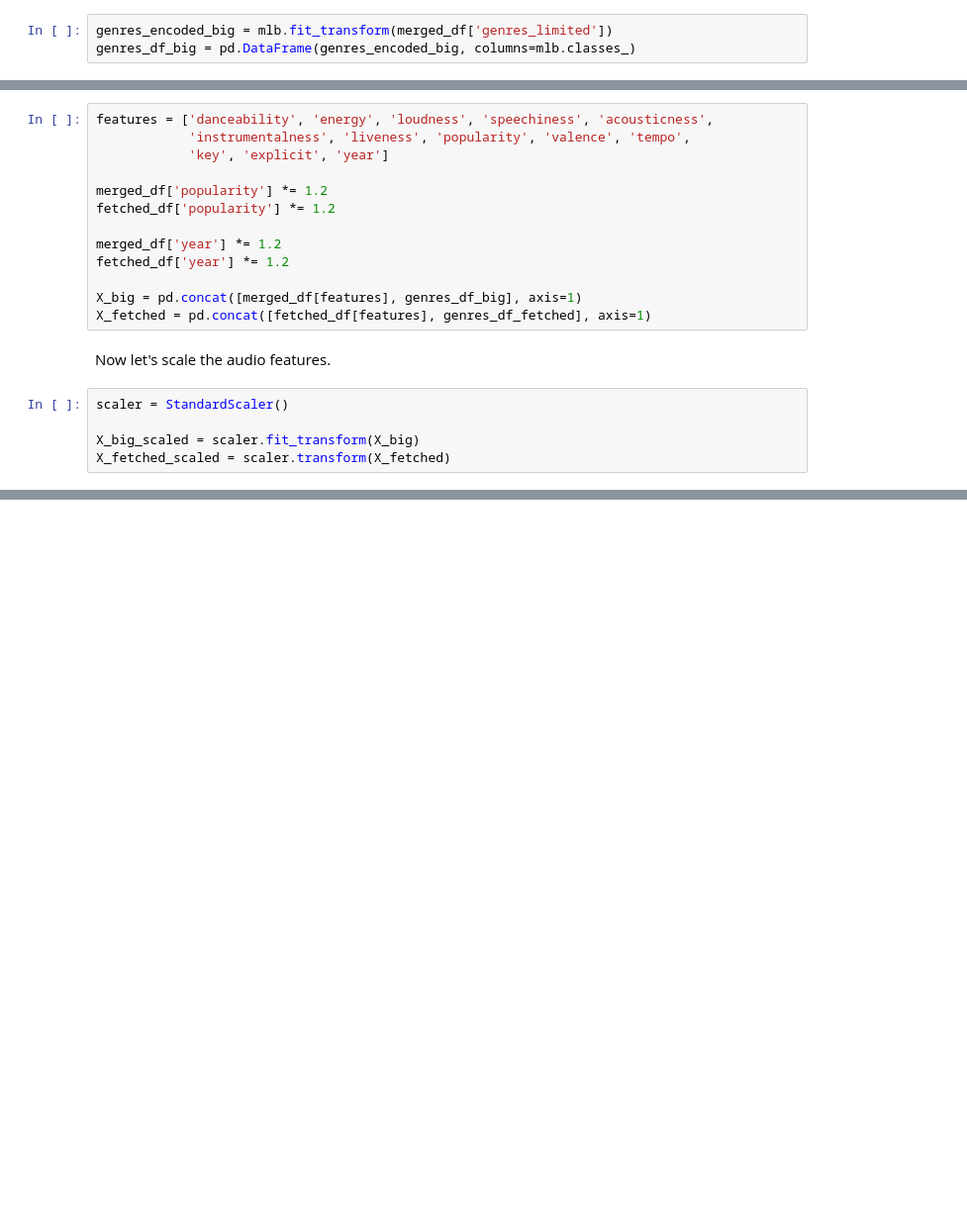
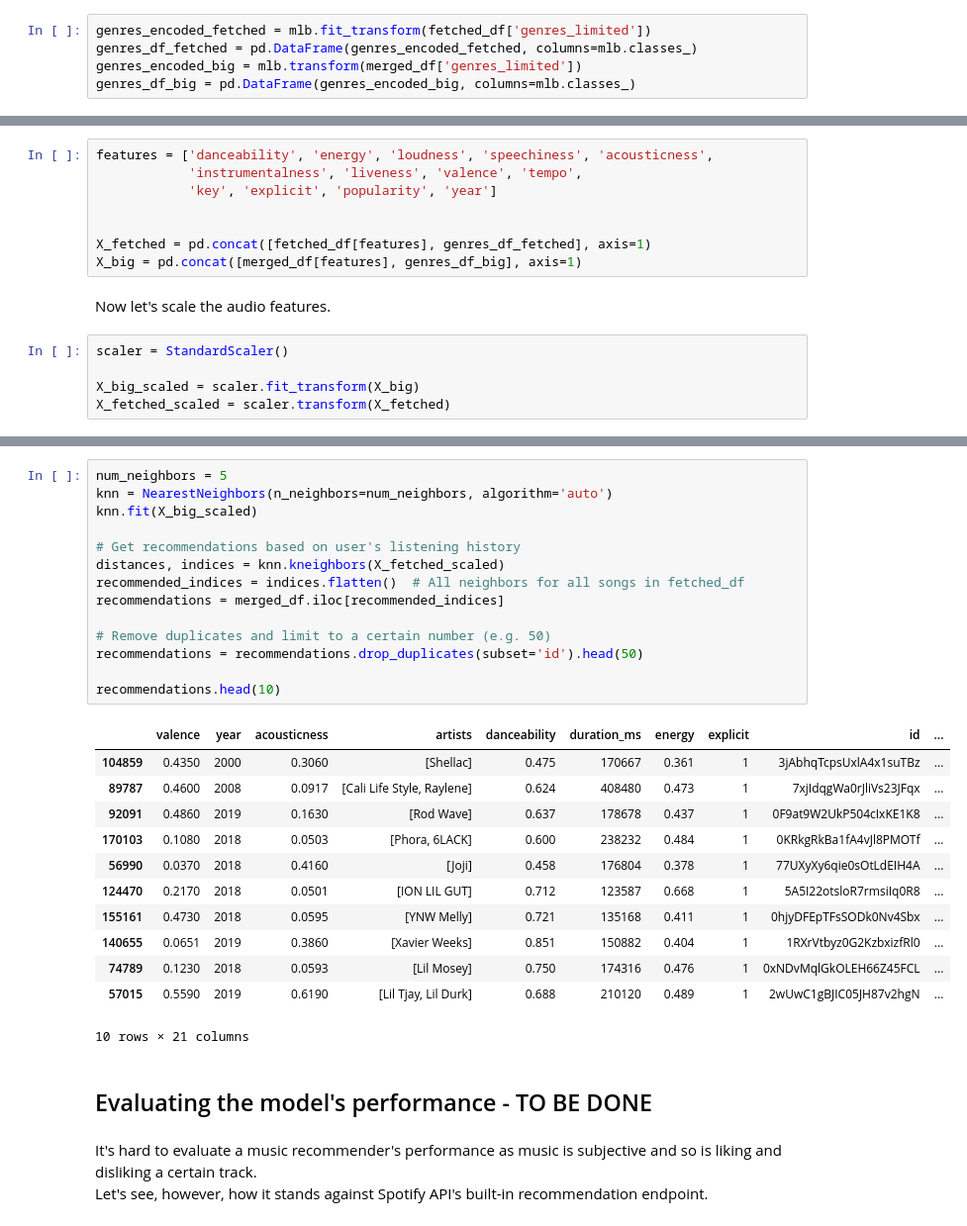
Before and after one commit to wiktorspryszynski/music_recommender_model, a Jupyter notebook: music_recommender_engine.ipynb, the cells around one changed output, grey strips where cells are left out. Shown: that part at 99% size. Cells and saved outputs as stored; diff of their text form; blank space fills up the shorter version.

```diff
--- a/music_recommender_engine.ipynb
+++ b/music_recommender_engine.ipynb
@@ -331,5 +412,7 @@ mlb = MultiLabelBinarizer()
 # %% [markdown]
 Fit and transform genres in the datasets
 # %%
-genres_encoded_big = mlb.fit_transform(merged_df['genres_limited'])
+genres_encoded_fetched = mlb.fit_transform(fetched_df['genres_limited'])
+genres_df_fetched = pd.DataFrame(genres_encoded_fetched, columns=mlb.classes_)
+genres_encoded_big = mlb.transform(merged_df['genres_limited'])
 genres_df_big = pd.DataFrame(genres_encoded_big, columns=mlb.classes_)
@@ -343,16 +422,11 @@ I took 'popularity's importance up 20%.
 # %%
 features = ['danceability', 'energy', 'loudness', 'speechiness', 'acousticness',
-            'instrumentalness', 'liveness', 'popularity', 'valence', 'tempo',
-            'key', 'explicit', 'year']
+            'instrumentalness', 'liveness', 'valence', 'tempo',
+            'key', 'explicit', 'popularity', 'year']
 
-merged_df['popularity'] *= 1.2
-fetched_df['popularity'] *= 1.2
 
-merged_df['year'] *= 1.2
-fetched_df['year'] *= 1.2
-
+X_fetched = pd.concat([fetched_df[features], genres_df_fetched], axis=1)
 X_big = pd.concat([merged_df[features], genres_df_big], axis=1)
-X_fetched = pd.concat([fetched_df[features], genres_df_fetched], axis=1)
 # %% [markdown]
 Now let's scale the audio features.
 # %%
@@ -429,0 +437,32 @@ final_recommendations
+# %%
+num_neighbors = 5
+knn = NearestNeighbors(n_neighbors=num_neighbors, algorithm='auto')
+knn.fit(X_big_scaled)
+
+# Get recommendations based on user's listening history
+distances, indices = knn.kneighbors(X_fetched_scaled)
+recommended_indices = indices.flatten()  # All neighbors for all songs in fetched_df
+recommendations = merged_df.iloc[recommended_indices]
+
+# Remove duplicates and limit to a certain number (e.g. 50)
+recommendations = recommendations.drop_duplicates(subset='id').head(50)
+
+recommendations.head(10)
+# %% [output]
+|  | valence | year | acousticness | artists | danceability | duration_ms | energy | explicit | id | ... |
+| 104859 | 0.4350 | 2000 | 0.3060 | [Shellac] | 0.475 | 170667 | 0.361 | 1 | 3jAbhqTcpsUxlA4x1suTBz | ... |
+| 89787 | 0.4600 | 2008 | 0.0917 | [Cali Life Style, Raylene] | 0.624 | 408480 | 0.473 | 1 | 7xjIdqgWa0rJliVs23JFqx | ... |
+| 92091 | 0.4860 | 2019 | 0.1630 | [Rod Wave] | 0.637 | 178678 | 0.437 | 1 | 0F9at9W2UkP504cIxKE1K8 | ... |
+| 170103 | 0.1080 | 2018 | 0.0503 | [Phora, 6LACK] | 0.600 | 238232 | 0.484 | 1 | 0KRkgRkBa1fA4vJl8PMOTf | ... |
+| 56990 | 0.0370 | 2018 | 0.4160 | [Joji] | 0.458 | 176804 | 0.378 | 1 | 77UXyXy6qie0sOtLdEIH4A | ... |
+| 124470 | 0.2170 | 2018 | 0.0501 | [ION LIL GUT] | 0.712 | 123587 | 0.668 | 1 | 5A5I22otsloR7rmsiIq0R8 | ... |
+| 155161 | 0.4730 | 2018 | 0.0595 | [YNW Melly] | 0.721 | 135168 | 0.411 | 1 | 0hjyDFEpTFsSODk0Nv4Sbx | ... |
+| 140655 | 0.0651 | 2019 | 0.3860 | [Xavier Weeks] | 0.851 | 150882 | 0.404 | 1 | 1RXrVtbyz0G2KzbxizfRl0 | ... |
+| 74789 | 0.1230 | 2018 | 0.0593 | [Lil Mosey] | 0.750 | 174316 | 0.476 | 1 | 0xNDvMqlGkOLEH66Z45FCL | ... |
+| 57015 | 0.5590 | 2019 | 0.6190 | [Lil Tjay, Lil Durk] | 0.688 | 210120 | 0.489 | 1 | 2wUwC1gBJIC05JH87v2hgN | ... |
+10 rows × 21 columns
+# %% [markdown]
+## Evaluating the model's performance - TO BE DONE
+# %% [markdown]
+It's hard to evaluate a music recommender's performance as music is subjective and so is liking and disliking a certain track.<br>
+Let's see, however, how it stands against Spotify API's built-in recommendation endpoint.<br>
```
Also changed, not shown: parts of 31 cells of this notebook, 10 other files.
